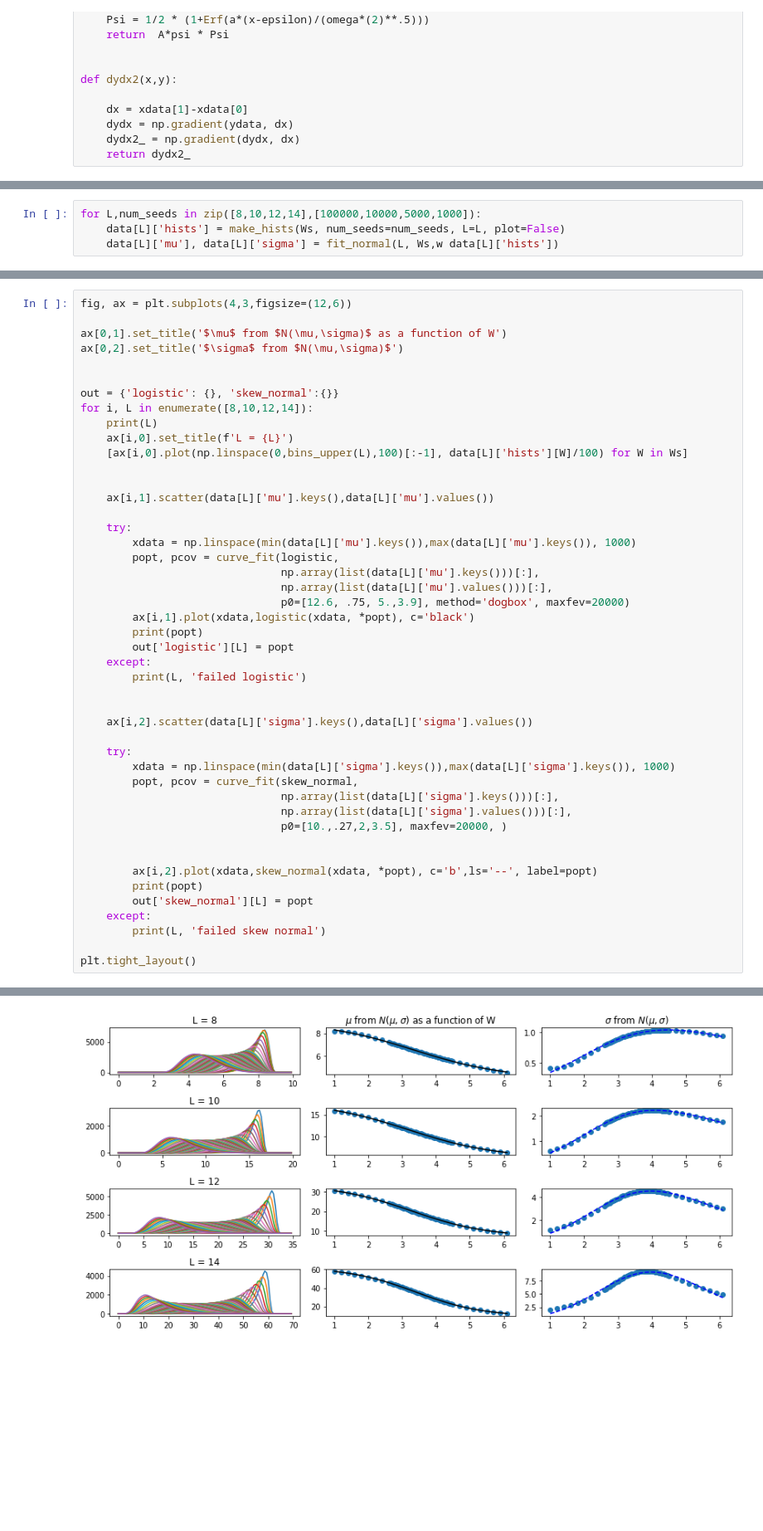
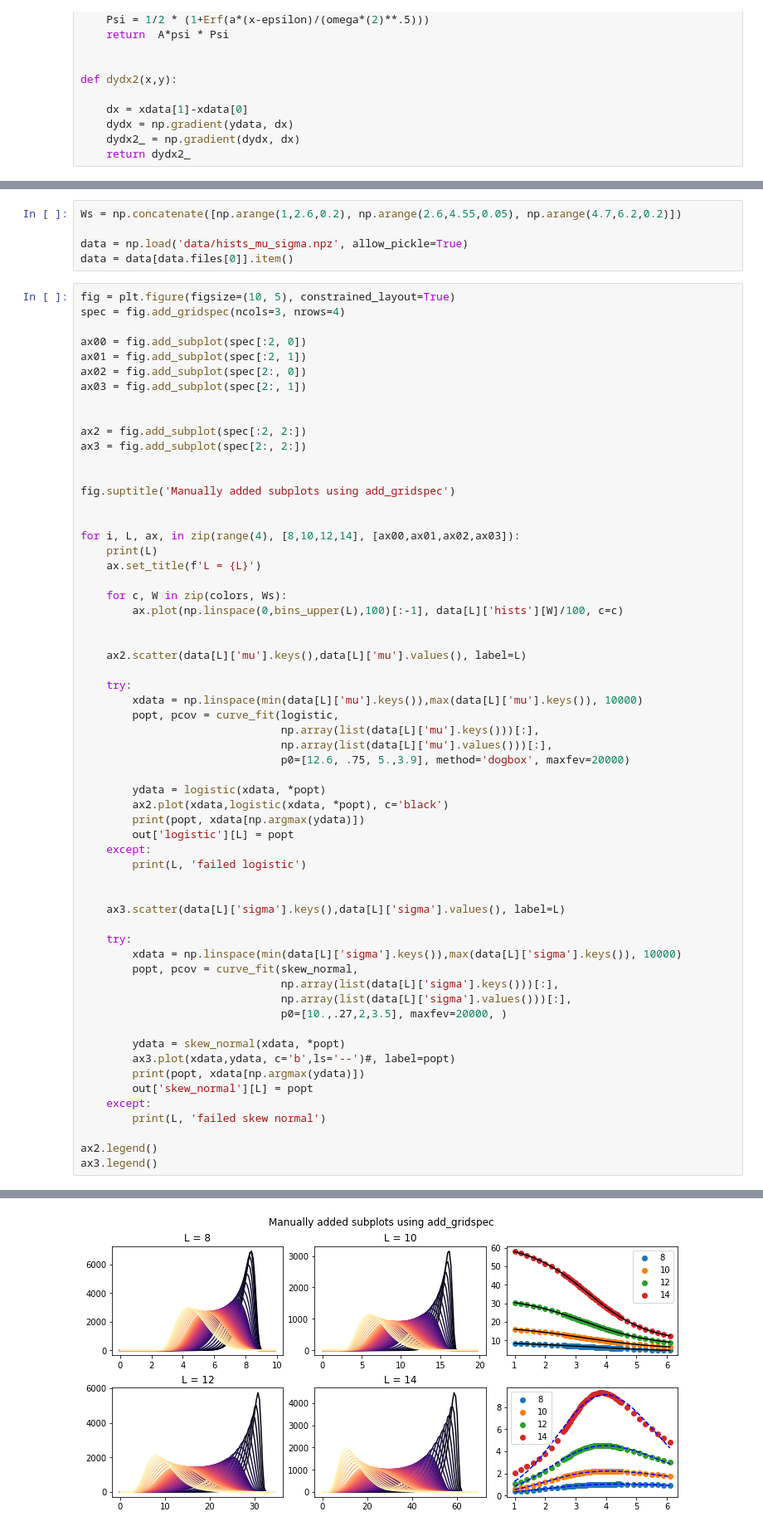
Before and after one commit to tonton-golio/mbl-intrinsicDim, a Jupyter notebook: nndist_scaling.ipynb, the cells around one changed output, grey strips where cells are left out. Shown at 83% size. Cells and saved outputs as stored; diff of their text form; blank space fills up the shorter version.

Commit message:
rearranged plots (ready for scaling collapse)

```diff
--- a/nndist_scaling.ipynb
+++ b/nndist_scaling.ipynb
@@ -112,4 +87,0 @@ data = {8:{},10:{},12:{},14:{}}
-# %%
-for L,num_seeds in zip([8,10,12,14],[100000,10000,5000,1000]):
-    data[L]['hists'] = make_hists(Ws, num_seeds=num_seeds, L=L, plot=False)
-    data[L]['mu'], data[L]['sigma'] = fit_normal(L, Ws,w data[L]['hists'])
@@ -116,48 +114,67 @@ for L,num_seeds in zip([8,10,12,14],[100000,10000,5000,1000]):
+# %%
+Ws = np.concatenate([np.arange(1,2.6,0.2), np.arange(2.6,4.55,0.05), np.arange(4.7,6.2,0.2)])
+
+data = np.load('data/hists_mu_sigma.npz', allow_pickle=True)
+data = data[data.files[0]].item()
 # %%
-fig, ax = plt.subplots(4,3,figsize=(12,6))
+fig = plt.figure(figsize=(10, 5), constrained_layout=True)
+spec = fig.add_gridspec(ncols=3, nrows=4)
 
-ax[0,1].set_title('$\mu$ from $N(\mu,\sigma)$ as a function of W')
-ax[0,2].set_title('$\sigma$ from $N(\mu,\sigma)$')
+ax00 = fig.add_subplot(spec[:2, 0])
+ax01 = fig.add_subplot(spec[:2, 1])
+ax02 = fig.add_subplot(spec[2:, 0])
+ax03 = fig.add_subplot(spec[2:, 1])
 
 
-out = {'logistic': {}, 'skew_normal':{}}
-for i, L in enumerate([8,10,12,14]):
-    print(L)
-    ax[i,0].set_title(f'L = {L}')
-    [ax[i,0].plot(np.linspace(0,bins_upper(L),100)[:-1], data[L]['hists'][W]/100) for W in Ws]
+ax2 = fig.add_subplot(spec[:2, 2:])
+ax3 = fig.add_subplot(spec[2:, 2:])
 
 
-    ax[i,1].scatter(data[L]['mu'].keys(),data[L]['mu'].values())
+fig.suptitle('Manually added subplots using add_gridspec')
+
+
+for i, L, ax, in zip(range(4), [8,10,12,14], [ax00,ax01,ax02,ax03]):
+    print(L)
+    ax.set_title(f'L = {L}')
+
+    for c, W in zip(colors, Ws):
+        ax.plot(np.linspace(0,bins_upper(L),100)[:-1], data[L]['hists'][W]/100, c=c)
+
+
+    ax2.scatter(data[L]['mu'].keys(),data[L]['mu'].values(), label=L)
 
     try:
-        xdata = np.linspace(min(data[L]['mu'].keys()),max(data[L]['mu'].keys()), 1000)
+        xdata = np.linspace(min(data[L]['mu'].keys()),max(data[L]['mu'].keys()), 10000)
         popt, pcov = curve_fit(logistic,
                                np.array(list(data[L]['mu'].keys()))[:],
                                np.array(list(data[L]['mu'].values()))[:],
                                p0=[12.6, .75, 5.,3.9], method='dogbox', maxfev=20000)
-        ax[i,1].plot(xdata,logistic(xdata, *popt), c='black')
-        print(popt)
+
+        ydata = logistic(xdata, *popt)
+        ax2.plot(xdata,logistic(xdata, *popt), c='black')
+        print(popt, xdata[np.argmax(ydata)])
         out['logistic'][L] = popt
     except:
         print(L, 'failed logistic')
 
 
-    ax[i,2].scatter(data[L]['sigma'].keys(),data[L]['sigma'].values())
+    ax3.scatter(data[L]['sigma'].keys(),data[L]['sigma'].values(), label=L)
 
     try:
-        xdata = np.linspace(min(data[L]['sigma'].keys()),max(data[L]['sigma'].keys()), 1000)
+        xdata = np.linspace(min(data[L]['sigma'].keys()),max(data[L]['sigma'].keys()), 10000)
         popt, pcov = curve_fit(skew_normal,
                                np.array(list(data[L]['sigma'].keys()))[:],
                                np.array(list(data[L]['sigma'].values()))[:],
                                p0=[10.,.27,2,3.5], maxfev=20000, )
 
-
-        ax[i,2].plot(xdata,skew_normal(xdata, *popt), c='b',ls='--', label=popt)
-        print(popt)
+        ydata = skew_normal(xdata, *popt)
+        ax3.plot(xdata,ydata, c='b',ls='--')#, label=popt)
+        print(popt, xdata[np.argmax(ydata)])
         out['skew_normal'][L] = popt
     except:
         print(L, 'failed skew normal')
 
-plt.tight_layout()
+ax2.legend()
+ax3.legend()
 # %% [output]
 8
@@ -175 +193 @@ plt.tight_layout()
-[figure, old version]
+[figure, new version]
```
Also changed, not shown: parts of 13 cells of this notebook.
